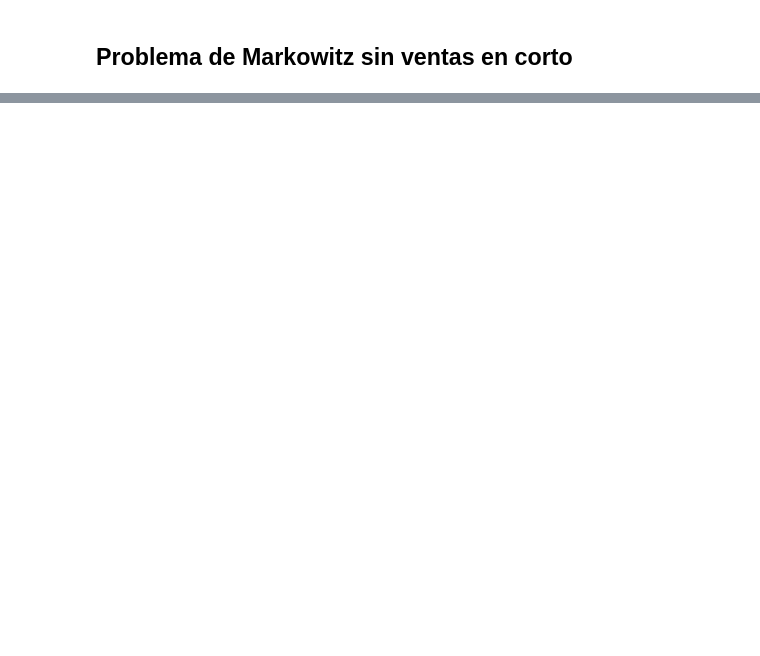
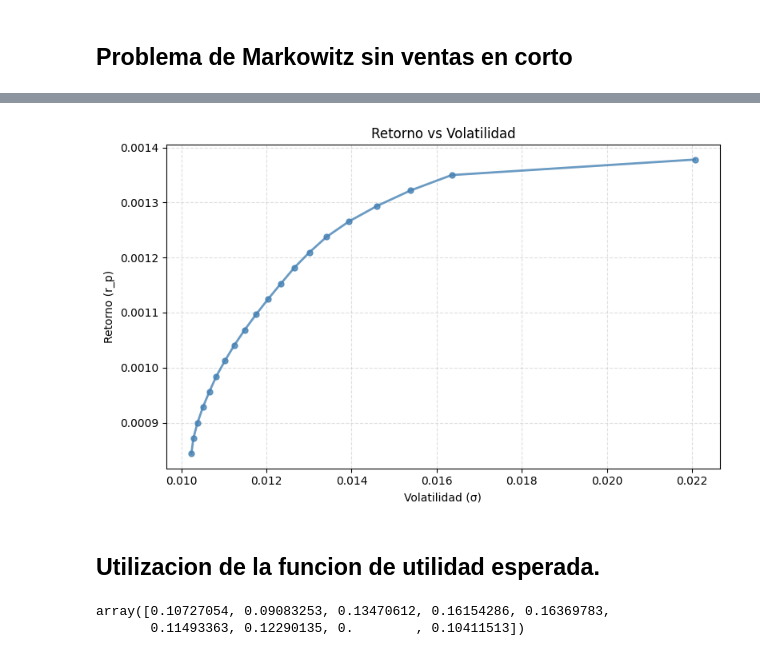
Before and after one commit to jaayg23/grade_CS, a Jupyter notebook: portfolio_m.ipynb, the cells around one changed output, grey strips where cells are left out. Drawn from its saved outputs; the diff is of its cells as text; code cells hidden in the pictures; blank space fills up the shorter version.

```diff
--- a/portfolio_m.ipynb
+++ b/portfolio_m.ipynb
@@ -388,0 +474,18 @@ returns, vols, weights = efficient_frontier(r_m, cov)
+# %%
+returns, vols, weights = efficient_frontier(r_m, cov)
+# %%
+fig, ax = plt.subplots(figsize=(8, 5))
+
+ax.plot(vols, returns, 'o-', color='steelblue', linewidth=2, markersize=5, alpha=0.8)
+
+ax.set_xlabel("Volatilidad (σ)")
+ax.set_ylabel("Retorno (r_p)")
+ax.set_title("Retorno vs Volatilidad")
+ax.grid(True, linestyle='--', alpha=0.4)
+
+plt.tight_layout()
+plt.show()
+# %% [output]
+[figure, added]
+# %% [markdown]
+## Utilizacion de la funcion de utilidad esperada.
@@ -388,0 +517,6 @@ returns, vols, weights = efficient_frontier(r_m, cov)
+# %%
+w_UE = max_utility_portfolio(r_m, cov,2).x
+w_UE
+# %% [output]
+array([0.10727054, 0.09083253, 0.13470612, 0.16154286, 0.16369783,
+       0.11493363, 0.12290135, 0.        , 0.10411513])
```
Also changed, not shown: parts of 22 cells of this notebook, 3 other files.
